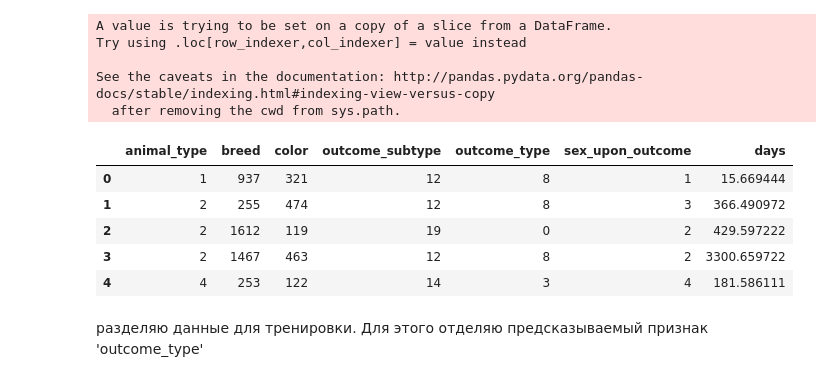
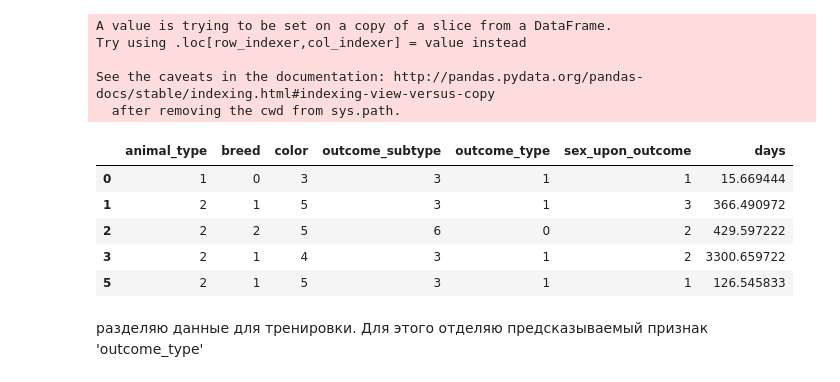
Before and after one commit to jurist77/netology_pyda, a Jupyter notebook: FE_dz_3.ipynb, the cells around one changed output. Drawn from its saved outputs; the diff is of its cells as text; code cells hidden in the pictures.

```diff
--- a/FE_dz_3.ipynb
+++ b/FE_dz_3.ipynb
@@ -119,0 +130,6 @@ data_mod.head()
+# %%
+df.loc[df['color'].str.contains("Black"), ['color']] = "Black"
+# %%
+df.loc[df['color'].str.contains("Brown"), ['color']] = "Brown"
+# %%
+df.loc[df['color'].str.contains("Blue"), ['color']] = "Blue"
@@ -125,7 +164,7 @@ from sklearn import preprocessing
 list_ = ['animal_type', 'breed', 'color', 'outcome_subtype', 'outcome_type', 'sex_upon_outcome']
 column = preprocessing.LabelEncoder()
 for i in list_:
-    data_mod[i] = column.fit_transform(data_mod[i])
+    df[i] = column.fit_transform(df[i])
 # %% [output]
 A value is trying to be set on a copy of a slice from a DataFrame.
 Try using .loc[row_indexer,col_indexer] = value instead
@@ -133,14 +172,14 @@ Try using .loc[row_indexer,col_indexer] = value instead
 See the caveats in the documentation: http://pandas.pydata.org/pandas-docs/stable/indexing.html#indexing-view-versus-copy
   after removing the cwd from sys.path.
 # %%
-data_mod.head()
+df.head()
 # %% [output]
 |  | animal_type | breed | color | outcome_subtype | outcome_type | sex_upon_outcome | days |
-| 0 | 1 | 937 | 321 | 12 | 8 | 1 | 15.669444 |
-| 1 | 2 | 255 | 474 | 12 | 8 | 3 | 366.490972 |
-| 2 | 2 | 1612 | 119 | 19 | 0 | 2 | 429.597222 |
-| 3 | 2 | 1467 | 463 | 12 | 8 | 2 | 3300.659722 |
-| 4 | 4 | 253 | 122 | 14 | 3 | 4 | 181.586111 |
+| 0 | 1 | 0 | 3 | 3 | 1 | 1 | 15.669444 |
+| 1 | 2 | 1 | 5 | 3 | 1 | 3 | 366.490972 |
+| 2 | 2 | 2 | 5 | 6 | 0 | 2 | 429.597222 |
+| 3 | 2 | 1 | 4 | 3 | 1 | 2 | 3300.659722 |
+| 5 | 2 | 1 | 5 | 3 | 1 | 1 | 126.545833 |
 # %% [markdown]
 разделяю данные для тренировки. Для этого отделяю предсказываемый признак 'outcome_type'
 # %%
```
Also changed, not shown: parts of 21 cells of this notebook.
